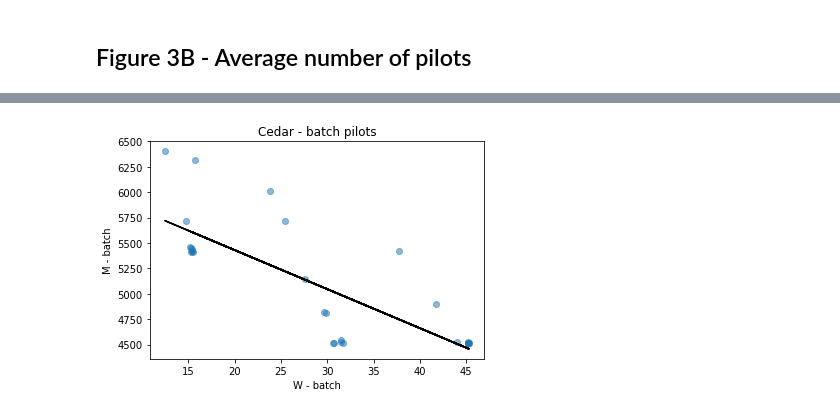
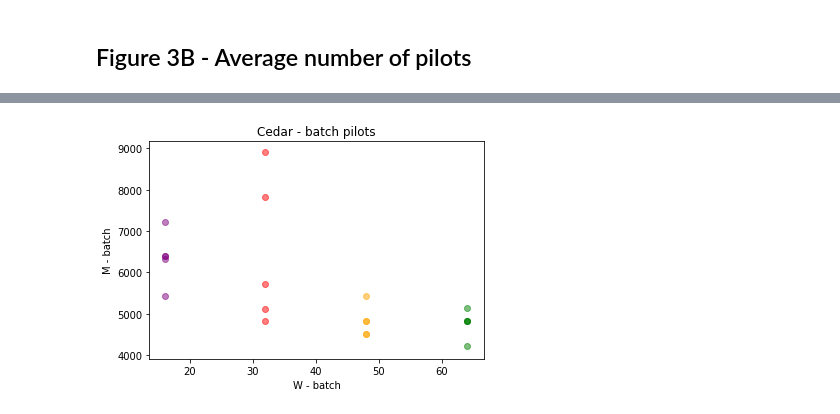
Before and after one commit to big-data-lab-team/spa, a Jupyter notebook: experiments/notebooks/spa-figures-CEDAR.ipynb, the cells around one changed output, grey strips where cells are left out. Cells and saved outputs as stored; diff of their text form; code cells hidden in the pictures.

```diff
--- a/experiments/notebooks/spa-figures-CEDAR.ipynb
+++ b/experiments/notebooks/spa-figures-CEDAR.ipynb
@@ -2,9 +2,9 @@
 import json
 import generate_figures as gf
 
-batch_file = '../data/json/cedar_batch_total_dedicated_nt.json'
-pilots8_file = '../data/json/cedar_pilots8_total_dedicated_nt.json'
-pilots16_file = '../data/json/cedar_pilots16_total_dedicated_nt.json'
+batch_file = '../data/json/cedar_batch_total_dedicated_nt_4d.json'
+pilots8_file = '../data/json/cedar_pilots8_total_dedicated_nt_4d.json'
+pilots16_file = '../data/json/cedar_pilots16_total_dedicated_nt_4d.json'
 
 gf.batch = gf.load_json(batch_file)
 gf.pilots8 = gf.load_json(pilots8_file)
@@ -290,6 +198,39 @@ w_batch = [(gf.get_batch_avgpilots(el)[0]
+# %%
+m_batch_1d = [el['end_time'] - el['start_time']
+              for el in gf.batch if el['success']
+             and "single" in el['name']]
+
+w_batch_1d = [el['worker_count']
+               for el in gf.batch if el['success']
+               and "single" in el['name']]
+m_batch_2d = [el['end_time'] - el['start_time']
+              for el in gf.batch if el['success']
+             and "double" in el['name']]
+
+w_batch_2d = [el['worker_count']
+               for el in gf.batch if el['success']
+               and "double" in el['name']]
+
+m_batch_3d = [el['end_time'] - el['start_time']
+              for el in gf.batch if el['success']
+             and "triple" in el['name']]
+
+w_batch_3d = [el['worker_count']
+               for el in gf.batch if el['success']
+               and "triple" in el['name']]
+
+m_batch_4d = [el['end_time'] - el['start_time']
+              for el in gf.batch if el['success']
+             and "quadruple" in el['name']]
+
+w_batch_4d = [el['worker_count']
+               for el in gf.batch if el['success']
+               and "quadruple" in el['name']]
 # %%
-gf.scatter_fig(w_batch, m_batch, "batch",
+basic_model((w_batch_1d, m_batch_1d),
+             (w_batch_2d, m_batch_2d),
+             (w_batch_3d, m_batch_3d), (w_batch_4d, m_batch_4d),"batch",
                "W - batch", "M - batch",
                system="Cedar")
 # %% [output]
-[figure, old version]
+[figure, new version]
```
Also changed, not shown: parts of 32 cells of this notebook, 1 other file.
